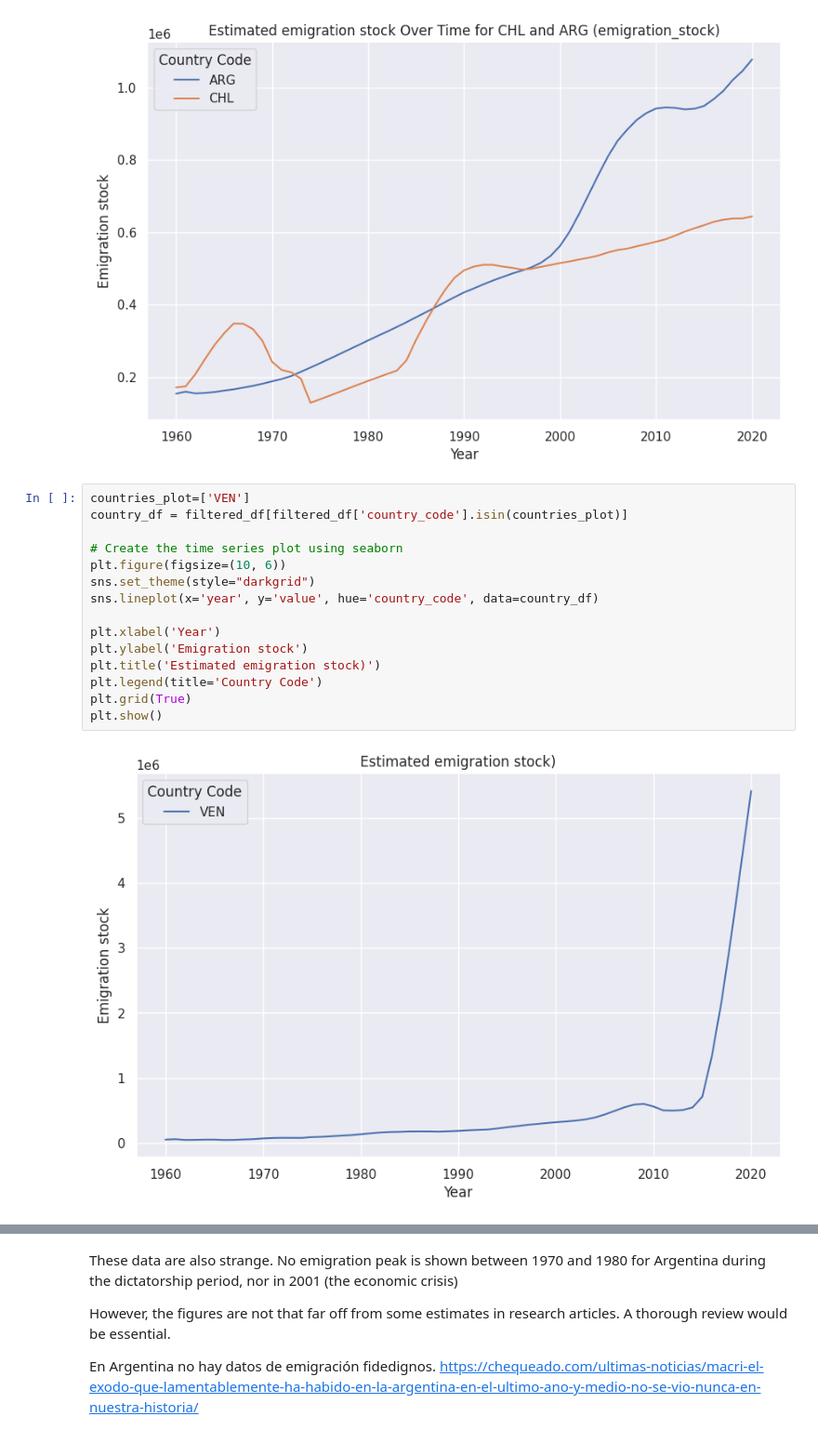
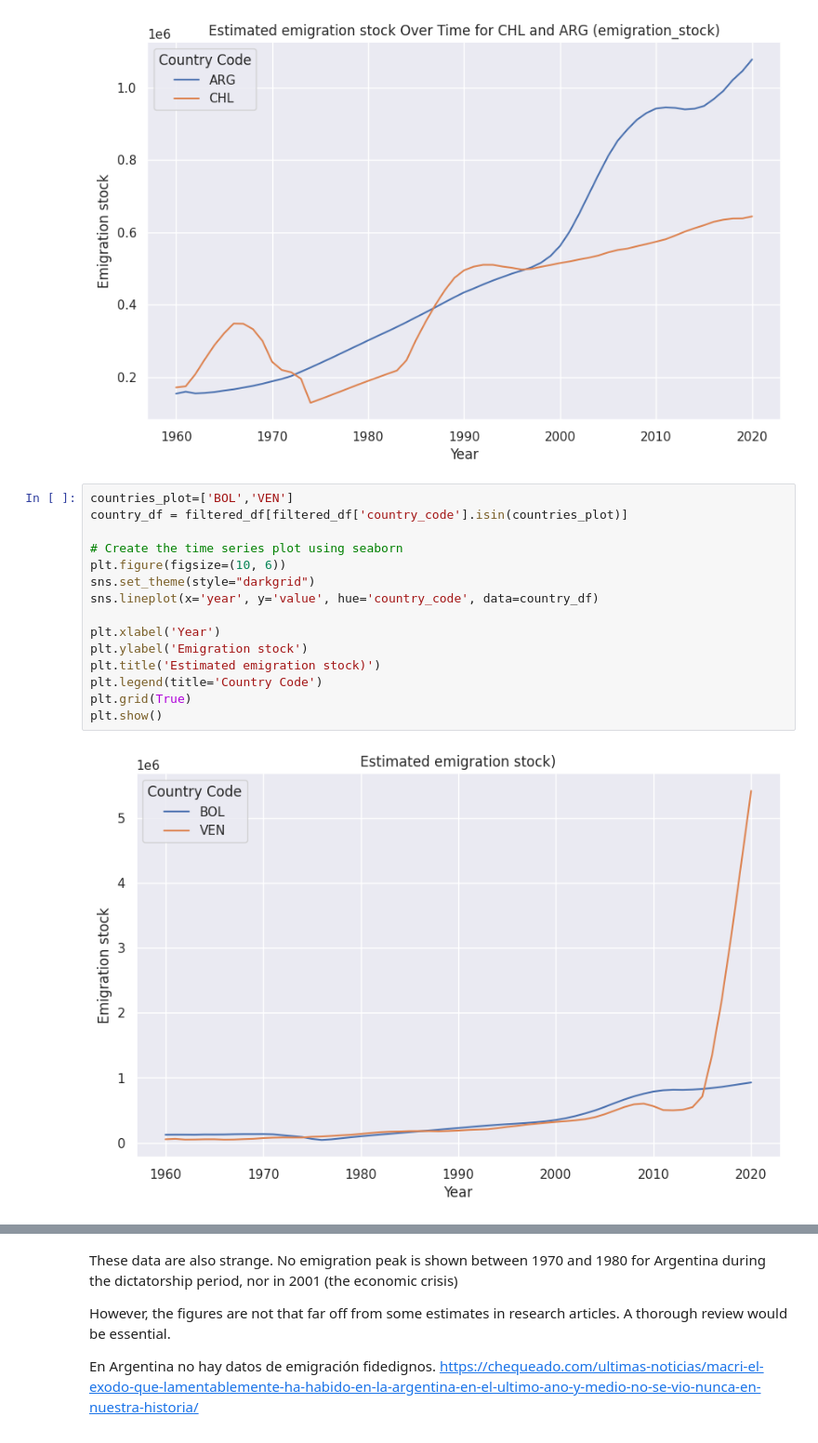
Before and after one commit to natdebandi/migmobs_exploratory, a Jupyter notebook: dataset_construction_v3.ipynb, the cells around one changed output, grey strips where cells are left out. Shown at 93% size. Saved outputs shown, nothing was run; the diff lists cells and outputs as text.

```diff
--- a/dataset_construction_v3.ipynb
+++ b/dataset_construction_v3.ipynb
@@ -706,22 +712,22 @@ plt.show()
 # %% [output]
 [figure]
 # %%
-countries_plot=['VEN']
+countries_plot=['BOL','VEN']
 country_df = filtered_df[filtered_df['country_code'].isin(countries_plot)]
 
 # Create the time series plot using seaborn
 plt.figure(figsize=(10, 6))
 sns.set_theme(style="darkgrid")
 sns.lineplot(x='year', y='value', hue='country_code', data=country_df)
 
 plt.xlabel('Year')
 plt.ylabel('Emigration stock')
 plt.title('Estimated emigration stock)')
 plt.legend(title='Country Code')
 plt.grid(True)
 plt.show()
 # %% [output]
-[figure, old version]
+[figure, new version]
 # %%
 filtered_df[(filtered_df['country_code']=='ARG')]
 # %% [output]
```
Also changed, not shown: parts of 9 cells of this notebook.
